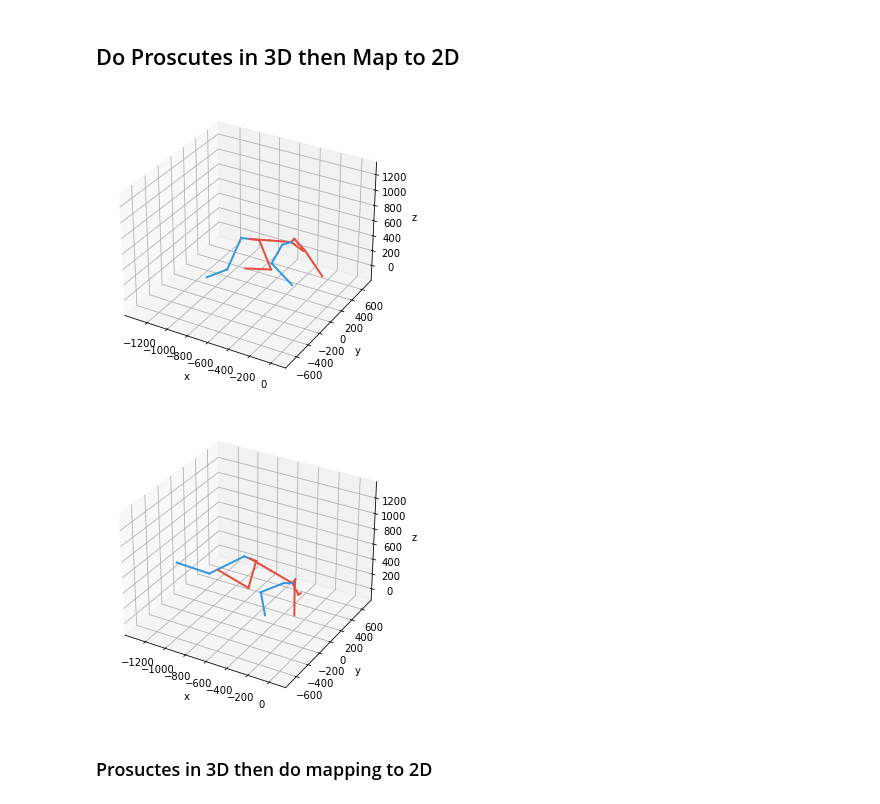
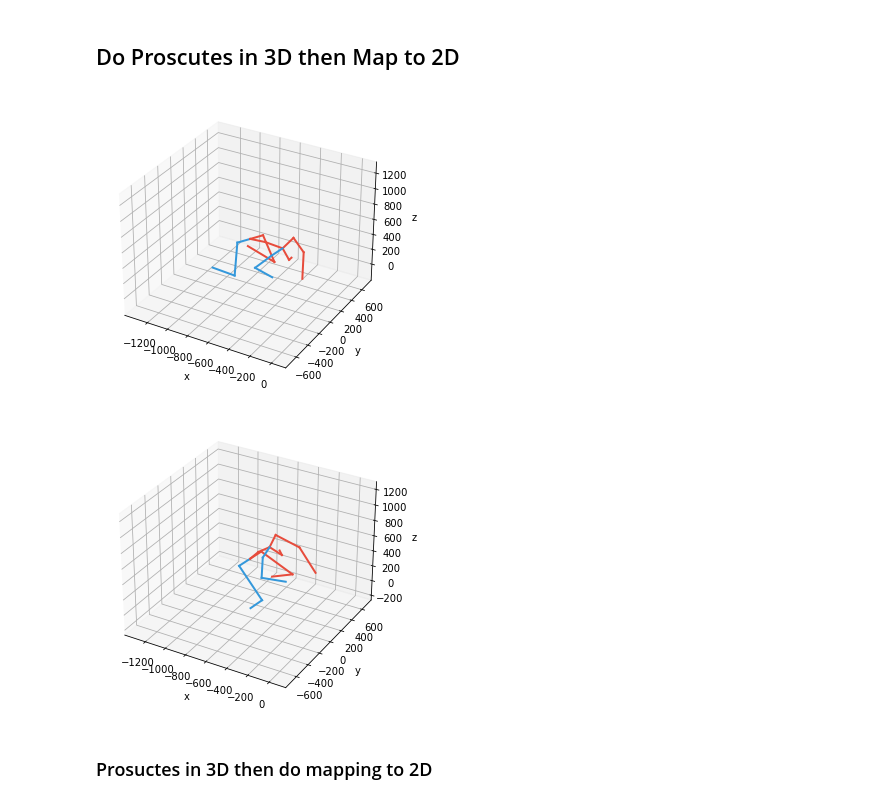
Before and after one commit to alexivaner/3d_pose_baseline_pytorch_Alpha_Pose, a Jupyter notebook: src/Map Alpha Pose to Human3.6M.ipynb, the cells around one changed output. Saved outputs shown, nothing was run; the diff lists cells and outputs as text; code cells hidden in the pictures.

```diff
--- a/src/Map Alpha Pose to Human3.6M.ipynb
+++ b/src/Map Alpha Pose to Human3.6M.ipynb
@@ -2015,13 +1937,13 @@ visualize_2D(angle1_transformed_2D[100])
 # %% [markdown]
 ## Do Proscutes in 3D then Map to 2D
 # %%
-angle1_transformed_3D=find_transformation_3D(angle2[100],angle1[100],angle1)
+angle2_transformed_3D=find_transformation_3D(angle1[10],angle2[10],angle2)
 # %%
-visualize_3D(angle1_transformed_3D[100])
+visualize_3D(angle2_transformed_3D[100])
 # %% [output]
-[figure, old version]
+[figure, new version]
 # %%
-visualize_3D(angle1[100])
+visualize_3D(angle2[100])
 # %% [output]
-[figure, old version]
+[figure, new version]
 # %%
```
Also changed, not shown: parts of 110 cells of this notebook.
